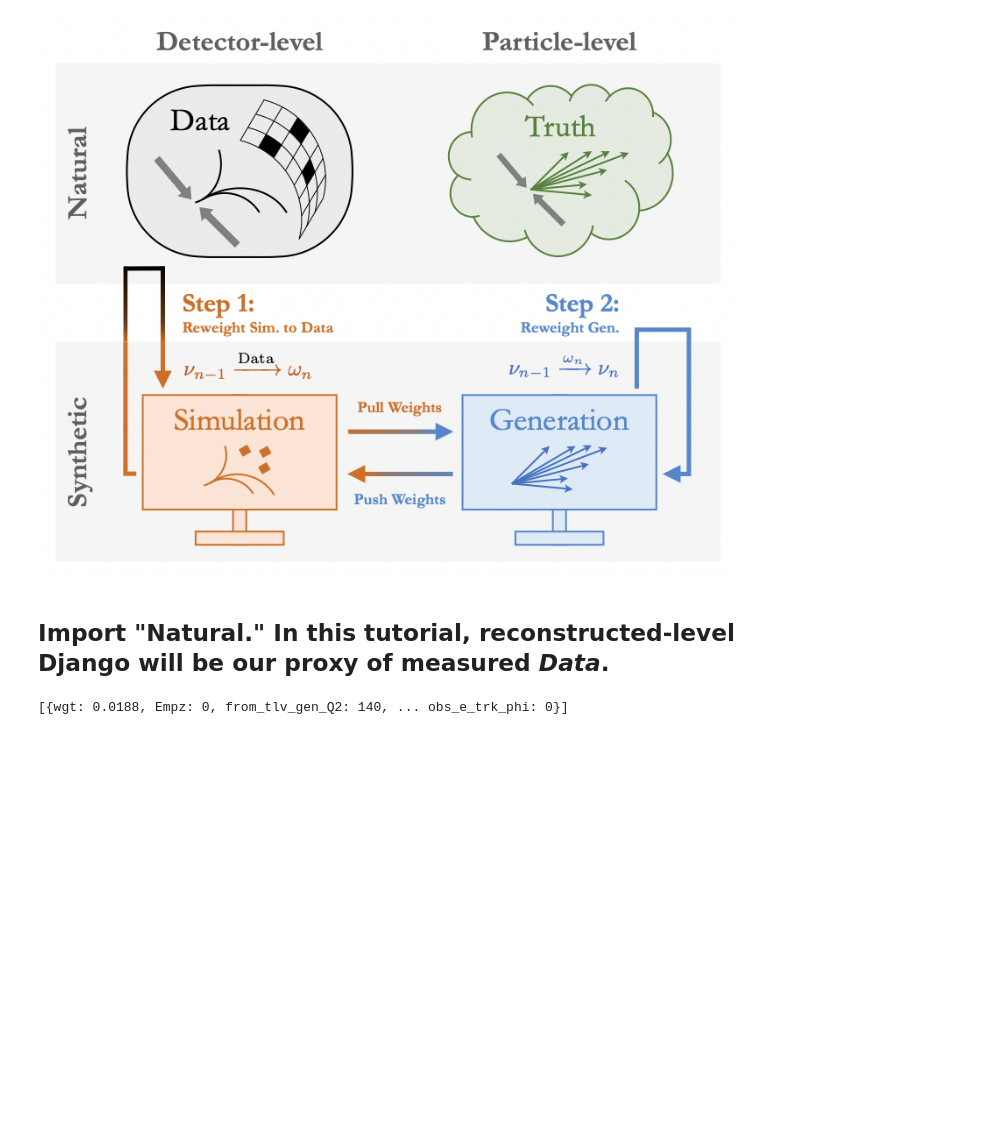
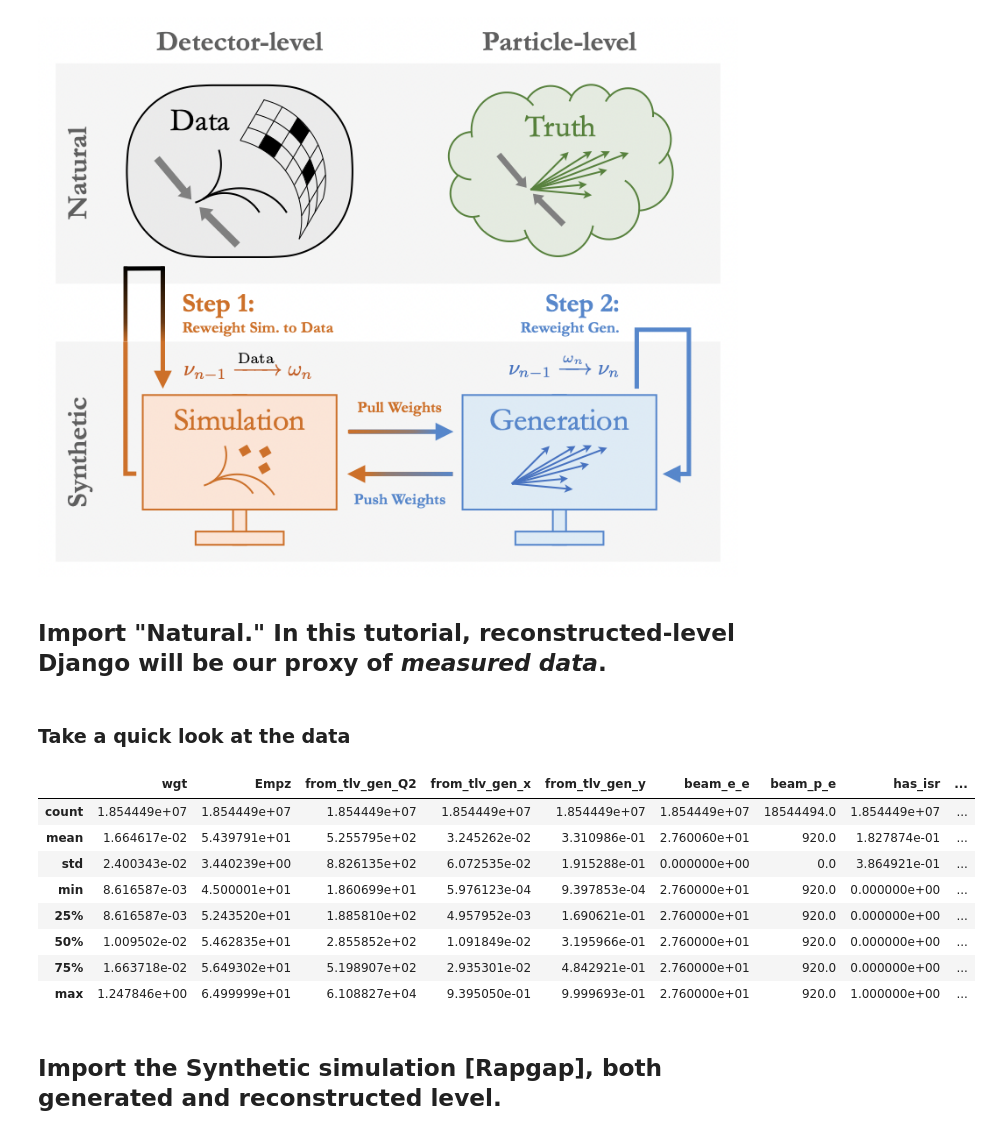
Before and after one commit to ftoralesacosta/AI4EIC_Omnifold, a Jupyter notebook: DIS_Omnifold.ipynb, the cells around one changed output. Drawn from its saved outputs; the diff is of its cells as text; code cells hidden in the pictures; blank space fills up the shorter version.

```diff
--- a/DIS_Omnifold.ipynb
+++ b/DIS_Omnifold.ipynb
@@ -1,5 +1,6 @@
 # %%
 import numpy as np
+import pandas as pd
 from matplotlib import pyplot as plt
 
 from keras.layers import Dense, Input
@@ -12,7 +13,9 @@ import tensorflow as tf
 from IPython.display import Image
 
 import uproot as ur
-import awkward as awk
+#import awkward as awk
+
+pd.set_option('display.max_columns', None) # to see all columns of df.head()
 # %%
 gpus = tf.config.experimental.list_physical_devices('GPU')
 print(gpus)
@@ -23,13 +28,27 @@ Image(filename='Omnifold.png')
 # %% [output]
 [figure]
 # %% [markdown]
-## Import "Natural." In this tutorial, reconstructed-level Django will be our proxy of measured *_Data_*.
+## Import "Natural." In this tutorial, reconstructed-level Django will be our proxy of *_measured data_*.
 # %%
-data_file = "all-h1-django.root"
-tree = ur.open("%s:Django/minitree"%(data_file))
-data_arrays = tree.arrays()
+natural_file = "all-h1-django.root"
+natural_tree = ur.open("%s:Django/minitree"%(natural_file))
+natural_df = natural_tree.arrays(library="pd") #open the TTree as a pandas data frame
+natural_df = natural_df[natural_df["obs_hfs_pt"] != 0] #remove empty entries
-# %%
-print(data_arrays)
-# %% [output]
-[{wgt: 0.0188, Empz: 0, from_tlv_gen_Q2: 140, ... obs_e_trk_phi: 0}]
+# %% [markdown]
+### Take a quick look at the data
+# %%
+natural_df.describe()
+#natural_df.head(10)
+# %% [output]
+|  | wgt | Empz | from_tlv_gen_Q2 | from_tlv_gen_x | from_tlv_gen_y | beam_e_e | beam_p_e | has_isr | ... |
+| count | 1.854449e+07 | 1.854449e+07 | 1.854449e+07 | 1.854449e+07 | 1.854449e+07 | 1.854449e+07 | 18544494.0 | 1.854449e+07 | ... |
+| mean | 1.664617e-02 | 5.439791e+01 | 5.255795e+02 | 3.245262e-02 | 3.310986e-01 | 2.760060e+01 | 920.0 | 1.827874e-01 | ... |
+| std | 2.400343e-02 | 3.440239e+00 | 8.826135e+02 | 6.072535e-02 | 1.915288e-01 | 0.000000e+00 | 0.0 | 3.864921e-01 | ... |
+| min | 8.616587e-03 | 4.500001e+01 | 1.860699e+01 | 5.976123e-04 | 9.397853e-04 | 2.760000e+01 | 920.0 | 0.000000e+00 | ... |
+| 25% | 8.616587e-03 | 5.243520e+01 | 1.885810e+02 | 4.957952e-03 | 1.690621e-01 | 2.760000e+01 | 920.0 | 0.000000e+00 | ... |
+| 50% | 1.009502e-02 | 5.462835e+01 | 2.855852e+02 | 1.091849e-02 | 3.195966e-01 | 2.760000e+01 | 920.0 | 0.000000e+00 | ... |
+| 75% | 1.663718e-02 | 5.649302e+01 | 5.198907e+02 | 2.935301e-02 | 4.842921e-01 | 2.760000e+01 | 920.0 | 0.000000e+00 | ... |
+| max | 1.247846e+00 | 6.499999e+01 | 6.108827e+04 | 9.395050e-01 | 9.999693e-01 | 2.760000e+01 | 920.0 | 1.000000e+00 | ... |
+# %% [markdown]
+## Import the Synthetic simulation [Rapgap], both generated and reconstructed level.
 # %%
```
Also changed, not shown: parts of 15 cells of this notebook.
